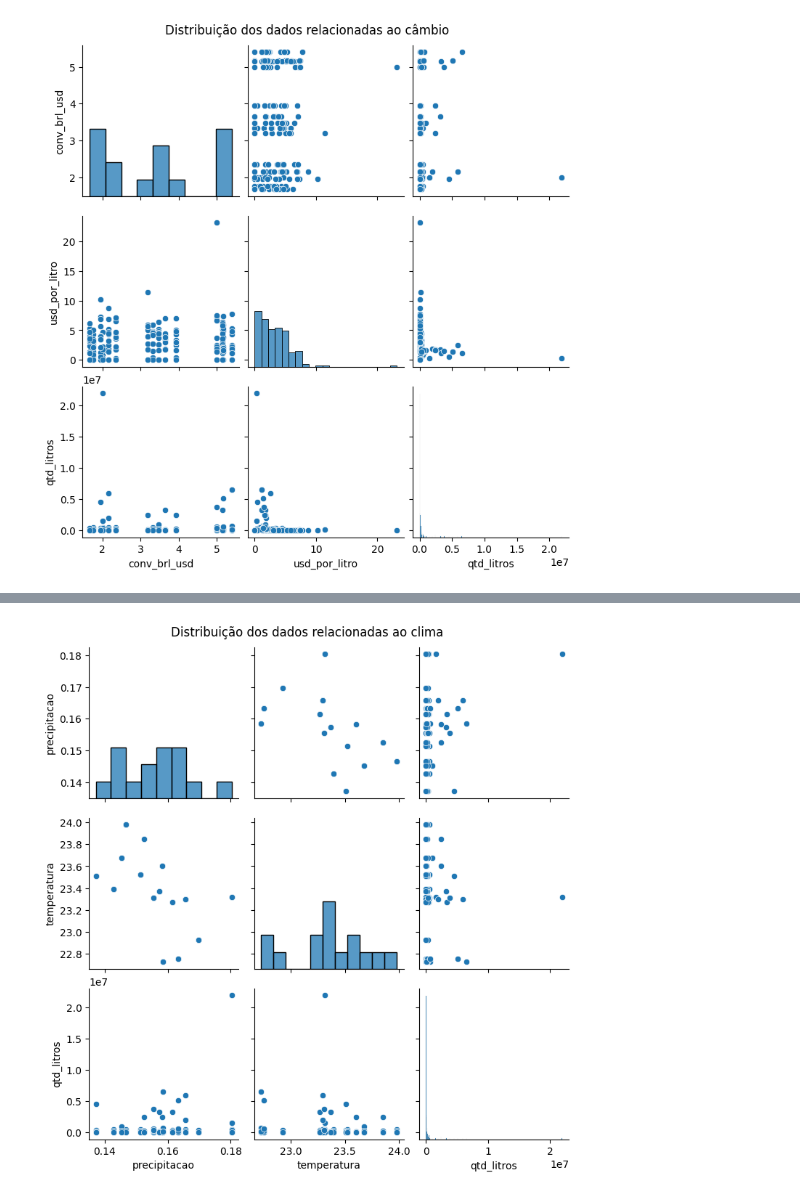
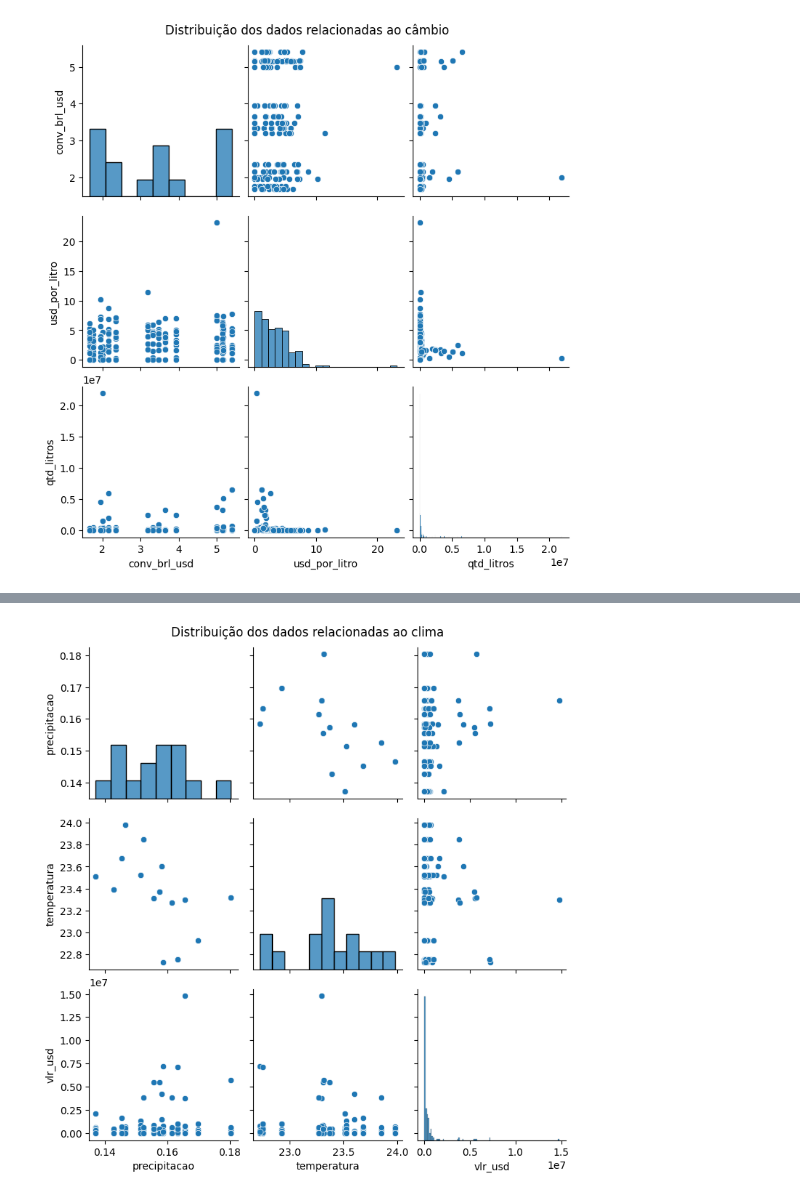
Before and after one commit to edupmon/fiap, a Jupyter notebook: pos-tech/data-analytics/fase-1/04-tech-challenge/fase-1-tech-challenge-data-analytics.ipynb, the cells around one changed output, grey strips where cells are left out. Cells and saved outputs as stored; diff of their text form; code cells hidden in the pictures.

```diff
--- a/pos-tech/data-analytics/fase-1/04-tech-challenge/fase-1-tech-challenge-data-analytics.ipynb
+++ b/pos-tech/data-analytics/fase-1/04-tech-challenge/fase-1-tech-challenge-data-analytics.ipynb
@@ -583,13 +807,13 @@ plt.show()
 # %%
 # Distribuição dos dados relacionadas ao clima
 
 cols_selecionadas = exportacao_analise[['precipitacao', 'temperatura',
-                                        'qtd_litros']]
+                                        'vlr_usd']]
 
 sns.pairplot(cols_selecionadas)
 
 plt.suptitle('Distribuição dos dados relacionadas ao clima', y=1.02)
 plt.show()
 # %% [output]
-[figure, old version]
+[figure, new version]
 # %% [markdown]
```
Also changed, not shown: parts of 25 cells of this notebook, 1 other file.
